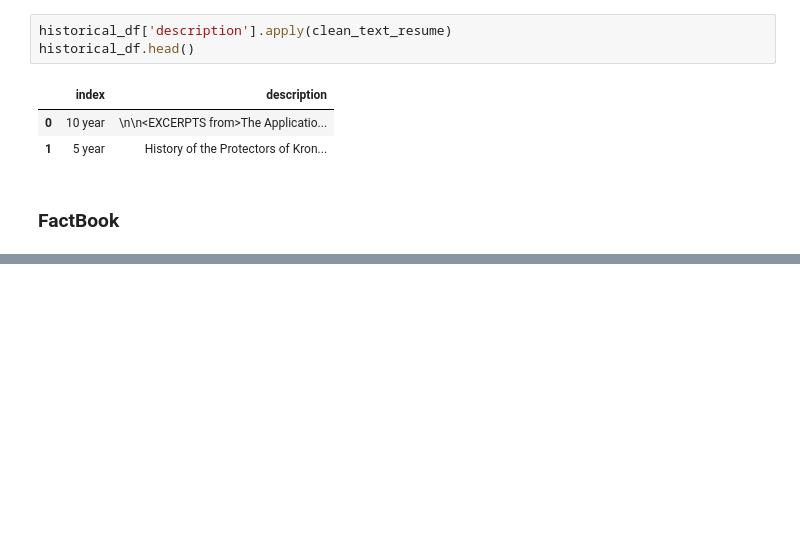
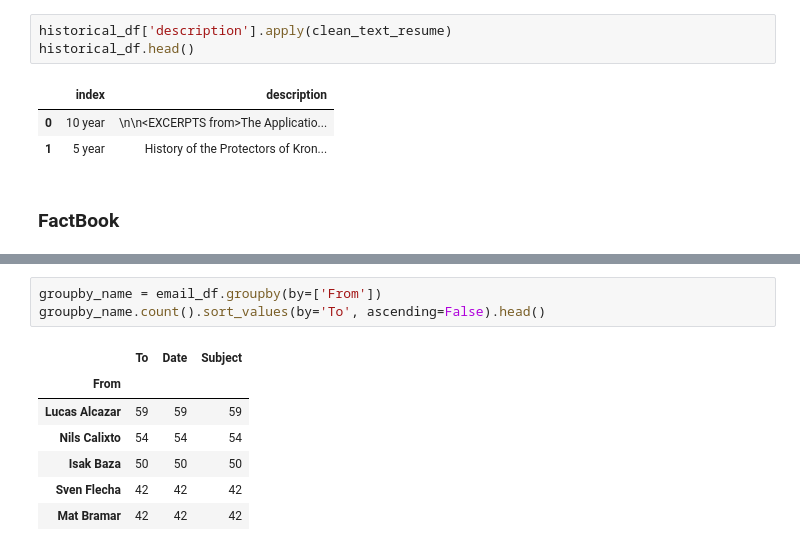
Before and after one commit to hypothetical-lemon/COMP4449-capstone, a Jupyter notebook: final/KronosKidnapping/heather_lemon_final_kidnappingreport.ipynb, the cells around one changed output, grey strips where cells are left out. Drawn from its saved outputs; the diff is of its cells as text; blank space fills up the shorter version.

```diff
--- a/final/KronosKidnapping/heather_lemon_final_kidnappingreport.ipynb
+++ b/final/KronosKidnapping/heather_lemon_final_kidnappingreport.ipynb
@@ -422,0 +483,11 @@ historical_df.head()
+# %%
+groupby_name = email_df.groupby(by=['From'])
+groupby_name.count().sort_values(by='To', ascending=False).head()
+# %% [output]
+|  | To | Date | Subject |
+| From |  |  |  |
+| Lucas Alcazar | 59 | 59 | 59 |
+| Nils Calixto | 54 | 54 | 54 |
+| Isak Baza | 50 | 50 | 50 |
+| Sven Flecha | 42 | 42 | 42 |
+| Mat Bramar | 42 | 42 | 42 |
```
Also changed, not shown: parts of 21 cells of this notebook.
